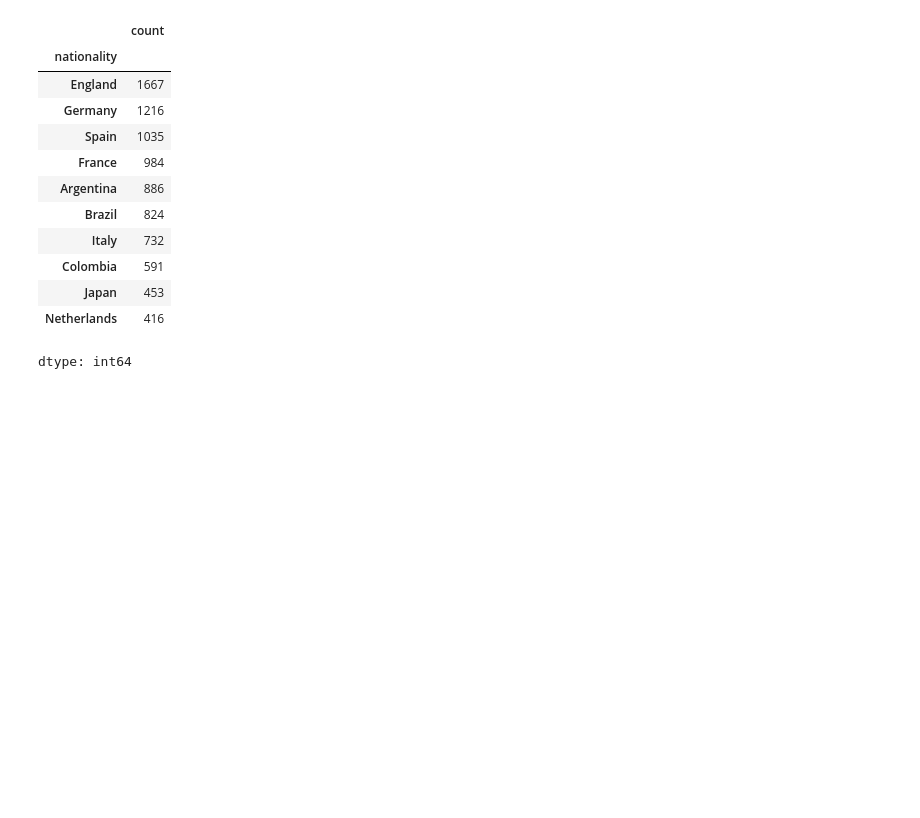
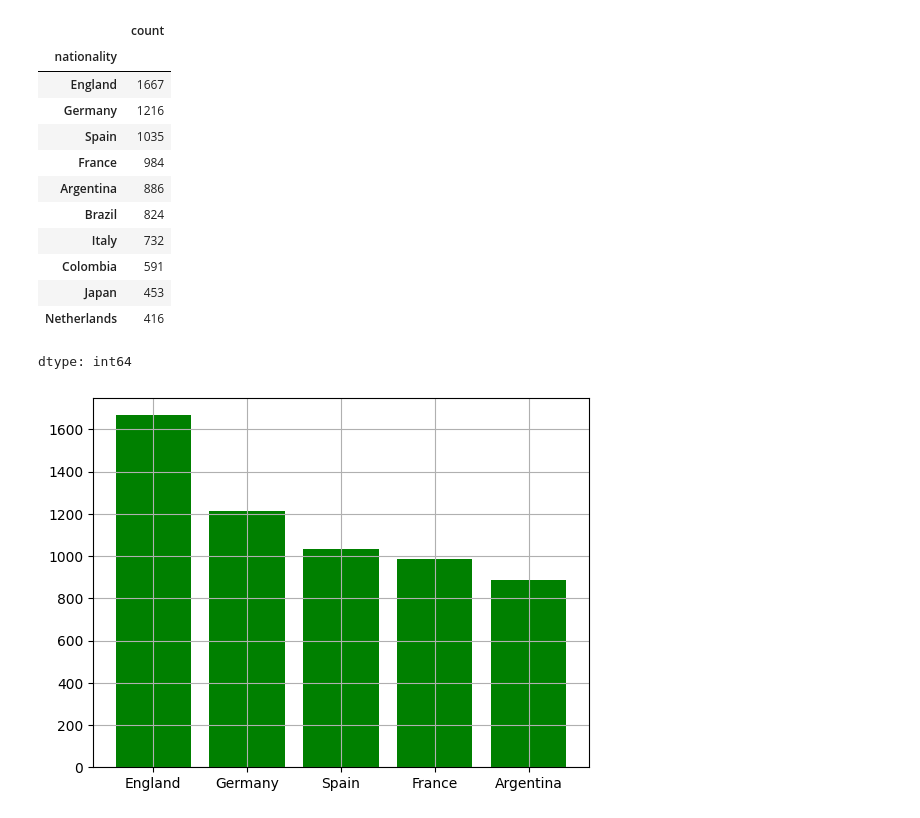
Before and after one commit to rhr007/Data-Science-Projects, a Jupyter notebook: FIFA20_Project.ipynb, the cells around one changed output. Drawn from its saved outputs; the diff is of its cells as text; code cells hidden in the pictures; blank space fills up the shorter version.

```diff
--- a/FIFA20_Project.ipynb
+++ b/FIFA20_Project.ipynb
@@ -88,3 +88,11 @@ data_set['nationality'].value_counts()[0:10]
 | Japan | 453 |
 | Netherlands | 416 |
 dtype: int64
+# %%
+top_5_country = data_set['nationality'].value_counts()[0:5]
+
+plt.bar(top_5_country.keys(), top_5_country, color="g")
+plt.grid(True)
+plt.show()
+# %% [output]
+[figure, added]
```
Also changed, not shown: parts of 16 cells of this notebook.
